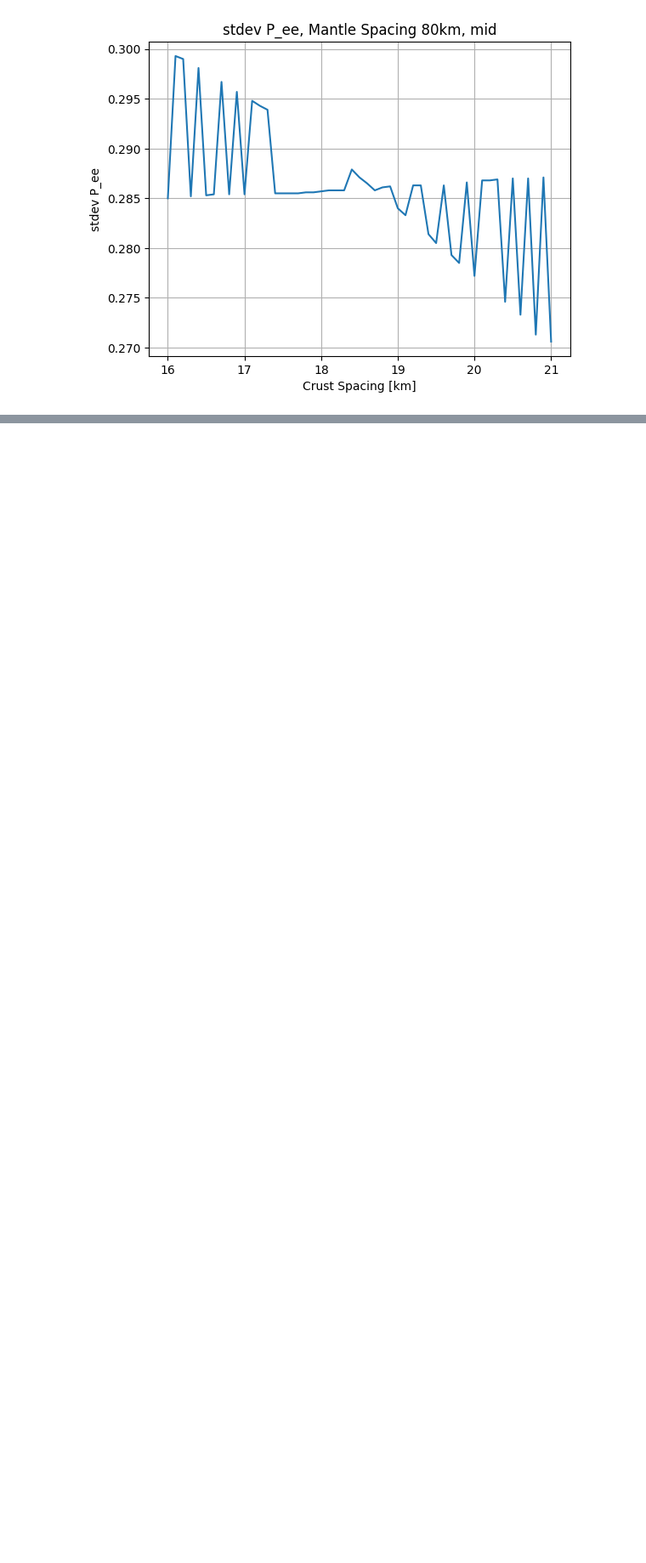
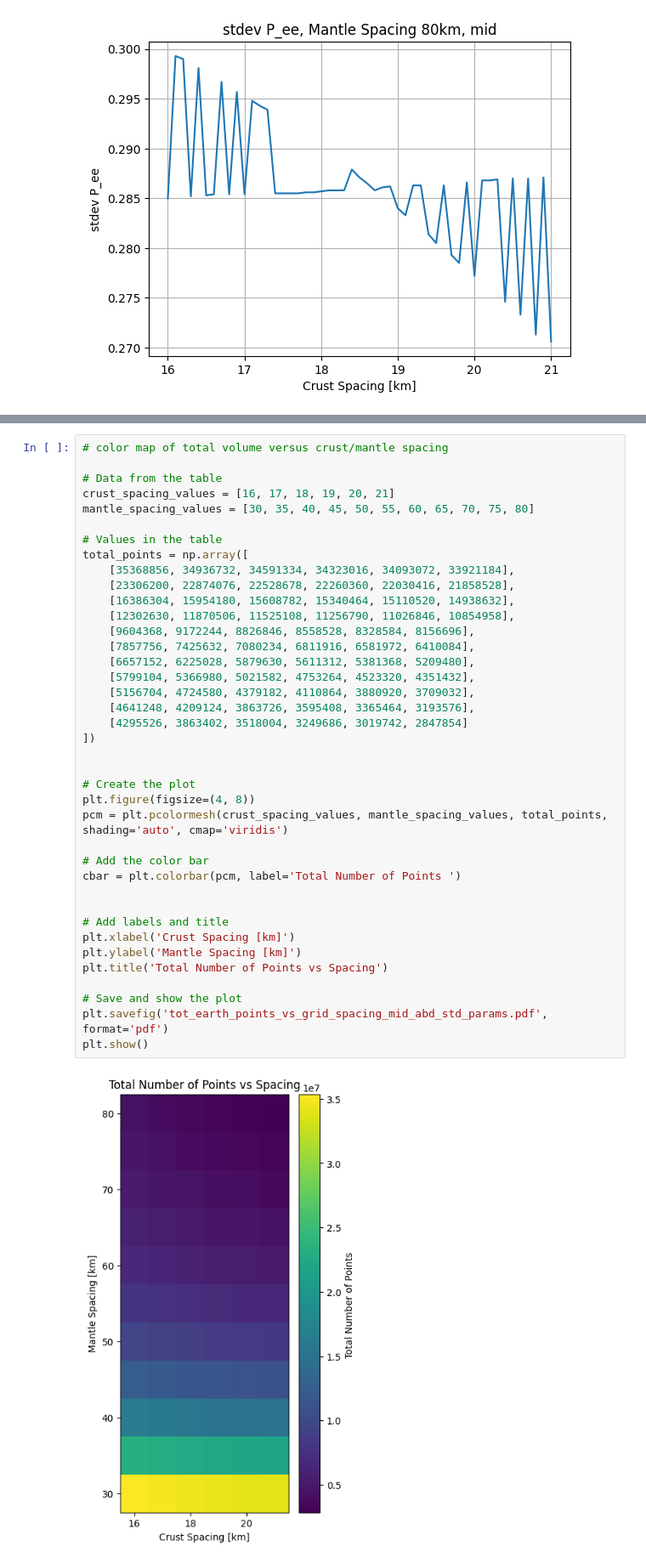
Before and after one commit to claradima/geonu_oscillation, a Jupyter notebook: scripts/scratch.ipynb, the cells around one changed output, grey strips where cells are left out. Shown at 85% size. Cells and saved outputs as stored; diff of their text form; blank space fills up the shorter version.

```diff
--- a/scripts/scratch.ipynb
+++ b/scripts/scratch.ipynb
@@ -573,0 +651,41 @@ plt.show()
+# %%
+# color map of total volume versus crust/mantle spacing
+
+# Data from the table
+crust_spacing_values = [16, 17, 18, 19, 20, 21]
+mantle_spacing_values = [30, 35, 40, 45, 50, 55, 60, 65, 70, 75, 80]
+
+# Values in the table
+total_points = np.array([
+    [35368856, 34936732, 34591334, 34323016, 34093072, 33921184],
+    [23306200, 22874076, 22528678, 22260360, 22030416, 21858528],
+    [16386304, 15954180, 15608782, 15340464, 15110520, 14938632],
+    [12302630, 11870506, 11525108, 11256790, 11026846, 10854958],
+    [9604368, 9172244, 8826846, 8558528, 8328584, 8156696],
+    [7857756, 7425632, 7080234, 6811916, 6581972, 6410084],
+    [6657152, 6225028, 5879630, 5611312, 5381368, 5209480],
+    [5799104, 5366980, 5021582, 4753264, 4523320, 4351432],
+    [5156704, 4724580, 4379182, 4110864, 3880920, 3709032],
+    [4641248, 4209124, 3863726, 3595408, 3365464, 3193576],
+    [4295526, 3863402, 3518004, 3249686, 3019742, 2847854]
+])
+
+
+# Create the plot
+plt.figure(figsize=(4, 8))
+pcm = plt.pcolormesh(crust_spacing_values, mantle_spacing_values, total_points, shading='auto', cmap='viridis')
+
+# Add the color bar
+cbar = plt.colorbar(pcm, label='Total Number of Points ')
+
+
+# Add labels and title
+plt.xlabel('Crust Spacing [km]')
+plt.ylabel('Mantle Spacing [km]')
+plt.title('Total Number of Points vs Spacing')
+
+# Save and show the plot
+plt.savefig('tot_earth_points_vs_grid_spacing_mid_abd_std_params.pdf', format='pdf')
+plt.show()
+# %% [output]
+[figure, added]
```
Also changed, not shown: parts of 5 cells of this notebook, 6 other files.
